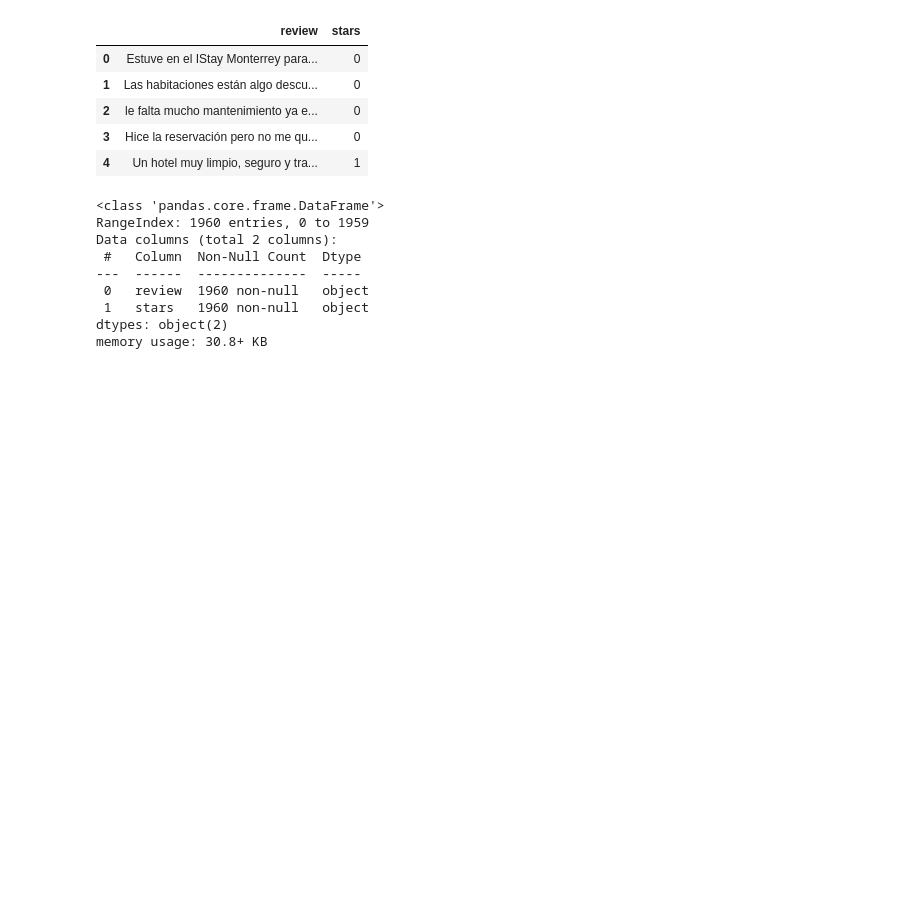
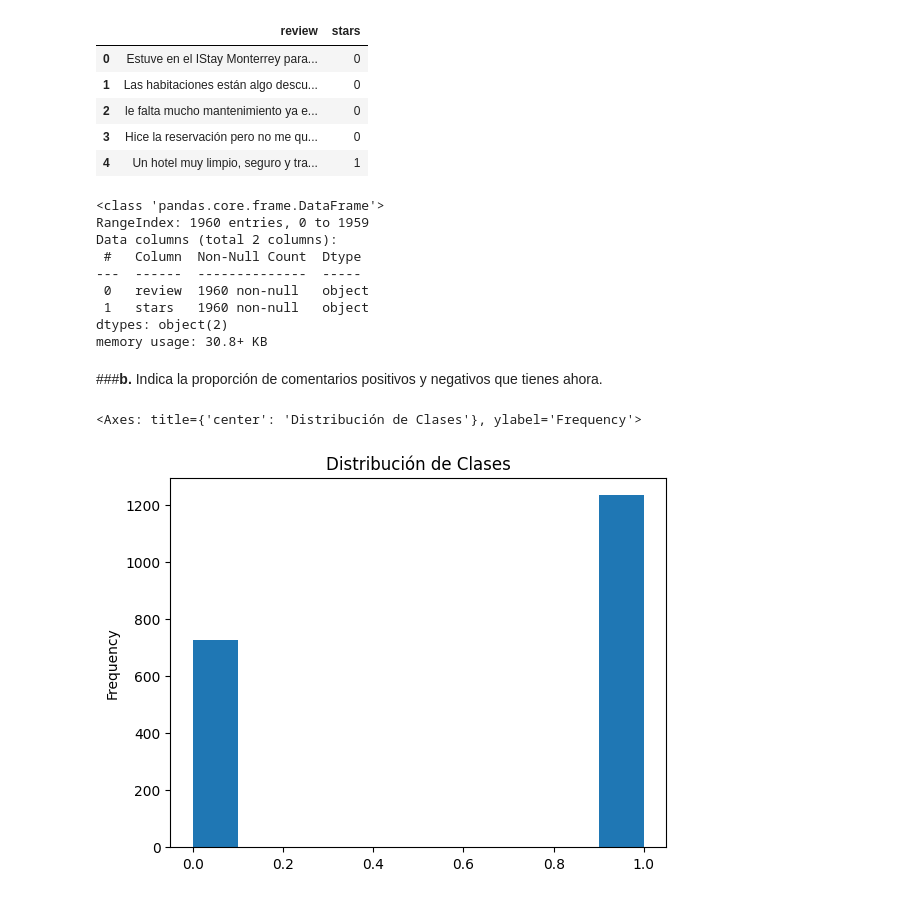
Before and after one commit to ivnlee/tec-mna-nlp, a Jupyter notebook: semana-10/Equipo13_semana10.ipynb, the cells around one changed output. Saved outputs shown, nothing was run; the diff lists cells and outputs as text; code cells hidden in the pictures; blank space fills up the shorter version.

```diff
--- a/semana-10/Equipo13_semana10.ipynb
+++ b/semana-10/Equipo13_semana10.ipynb
@@ -142,0 +153,9 @@ df.to_csv('/content/drive/MyDrive/NLP/semana-10/tripadvisor_istay_mty.csv')
+# %% [markdown]
+###**b.** Indica la proporción de comentarios positivos y negativos que tienes ahora.
+# %%
+df = pd.read_csv('/content/drive/MyDrive/NLP/semana-10/tripadvisor_istay_mty.csv', index_col=0)
+
+df['stars'].plot(kind='hist', title='Distribución de Clases')
+# %% [output]
+<Axes: title={'center': 'Distribución de Clases'}, ylabel='Frequency'>
+[figure, added]
```
Also changed, not shown: parts of 9 cells of this notebook.
